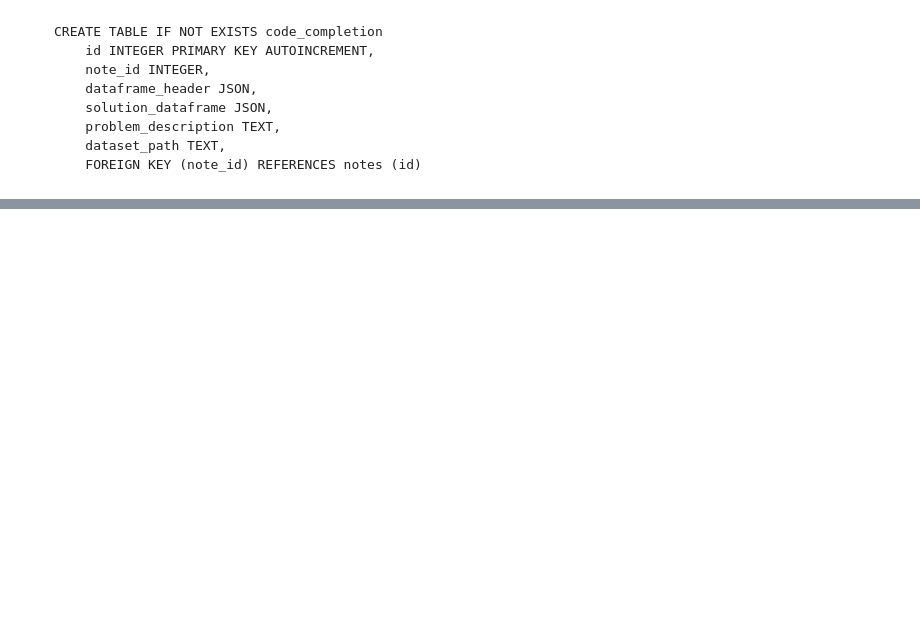
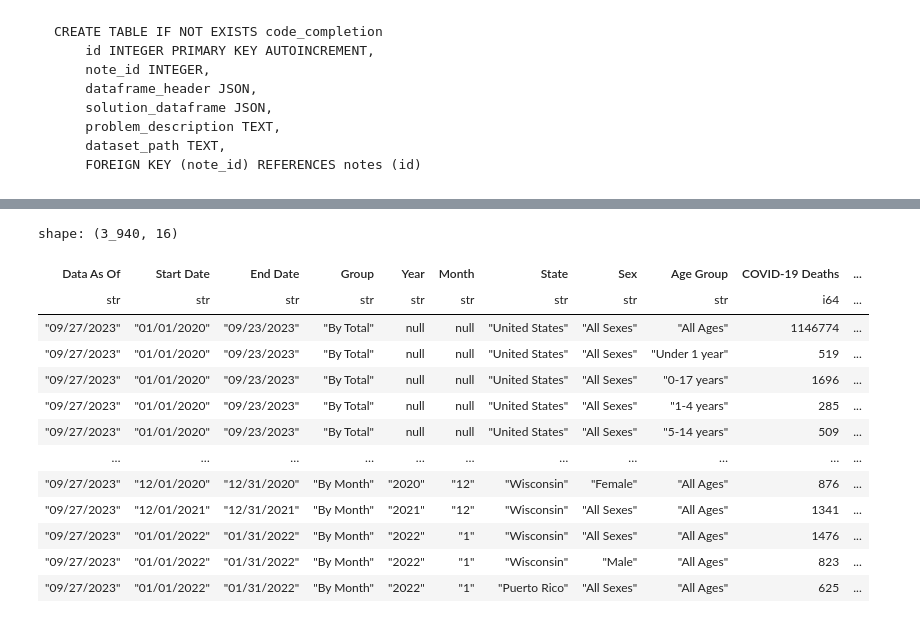
Before and after one commit to FergusCurrie/memory, a Jupyter notebook: backend/code_completion/creating_training.ipynb, the cells around one changed output, grey strips where cells are left out. Drawn from its saved outputs; the diff is of its cells as text; code cells hidden in the pictures; blank space fills up the shorter version.

```diff
--- a/backend/code_completion/creating_training.ipynb
+++ b/backend/code_completion/creating_training.ipynb
@@ -47,0 +48,13 @@ write_example_to_db(input_header, result, dataset_path, description)
+# %%
+def conv_to_dataframe(x):
+    if type(x) != pl.DataFrame:
+        return pl.DataFrame([x])
+    return x
+
+# Chp3 examples
+dataset_path = "backend/code_completion/data/covid_19_deaths.csv"
+df = pl.read_csv("../../"+dataset_path)
+input_header = pd.DataFrame(df.head(3).to_dict())
+result = df.is_duplicated().sum()
+result = conv_to_dataframe(result)
+result
@@ -47,0 +76,19 @@ write_example_to_db(input_header, result, dataset_path, description)
+# %%
+description = 'Drop all non-unique rows for combination of columns "Year" and "COVID-19 Deaths"'
+result = df.filter(df.select(['Year', 'COVID-19 Deaths']).is_unique())
+result
+# %% [output]
+shape: (3_940, 16)
+| Data As Of | Start Date | End Date | Group | Year | Month | State | Sex | Age Group | COVID-19 Deaths | ... |
+| str | str | str | str | str | str | str | str | str | i64 | ... |
+| "09/27/2023" | "01/01/2020" | "09/23/2023" | "By Total" | null | null | "United States" | "All Sexes" | "All Ages" | 1146774 | ... |
+| "09/27/2023" | "01/01/2020" | "09/23/2023" | "By Total" | null | null | "United States" | "All Sexes" | "Under 1 year" | 519 | ... |
+| "09/27/2023" | "01/01/2020" | "09/23/2023" | "By Total" | null | null | "United States" | "All Sexes" | "0-17 years" | 1696 | ... |
+| "09/27/2023" | "01/01/2020" | "09/23/2023" | "By Total" | null | null | "United States" | "All Sexes" | "1-4 years" | 285 | ... |
+| "09/27/2023" | "01/01/2020" | "09/23/2023" | "By Total" | null | null | "United States" | "All Sexes" | "5-14 years" | 509 | ... |
+| … | … | … | … | … | … | … | … | … | … | ... |
+| "09/27/2023" | "12/01/2020" | "12/31/2020" | "By Month" | "2020" | "12" | "Wisconsin" | "Female" | "All Ages" | 876 | ... |
+| "09/27/2023" | "12/01/2021" | "12/31/2021" | "By Month" | "2021" | "12" | "Wisconsin" | "All Sexes" | "All Ages" | 1341 | ... |
+| "09/27/2023" | "01/01/2022" | "01/31/2022" | "By Month" | "2022" | "1" | "Wisconsin" | "All Sexes" | "All Ages" | 1476 | ... |
+| "09/27/2023" | "01/01/2022" | "01/31/2022" | "By Month" | "2022" | "1" | "Wisconsin" | "Male" | "All Ages" | 823 | ... |
+| "09/27/2023" | "01/01/2022" | "01/31/2022" | "By Month" | "2022" | "1" | "Puerto Rico" | "All Sexes" | "All Ages" | 625 | ... |
```
Also changed, not shown: parts of 5 cells of this notebook, 17 other files.
